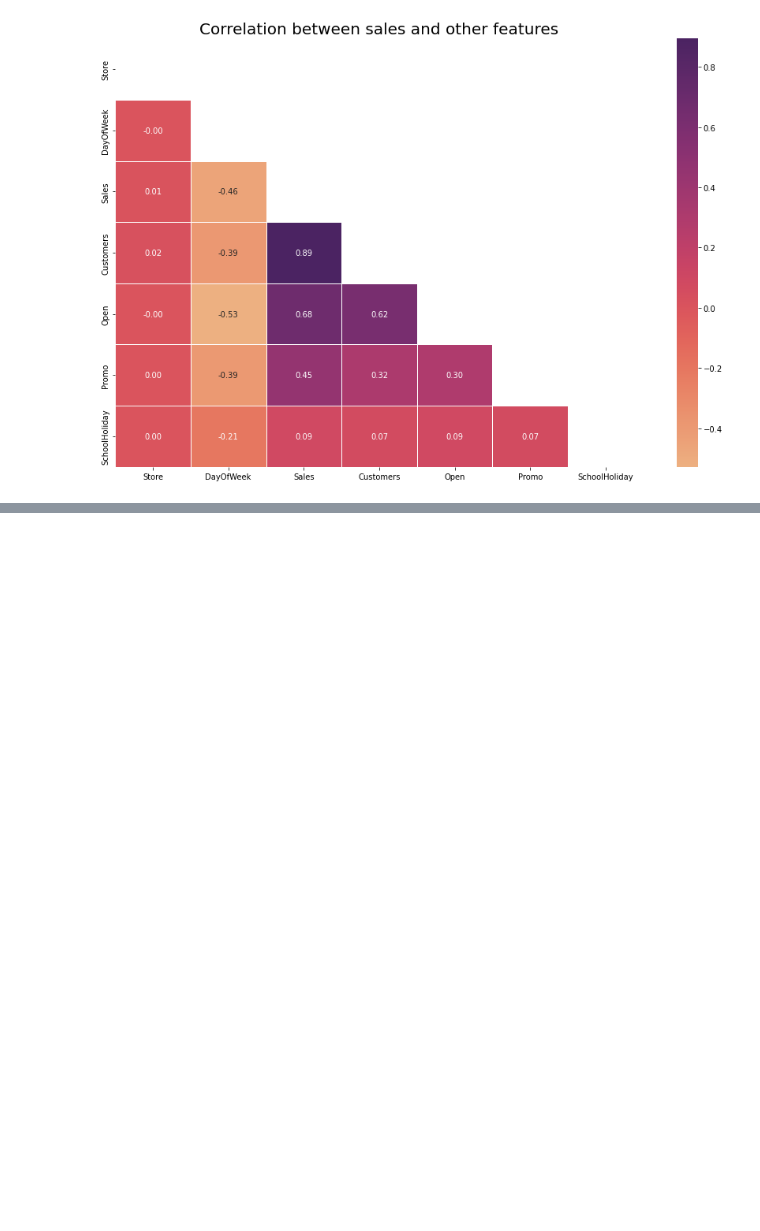
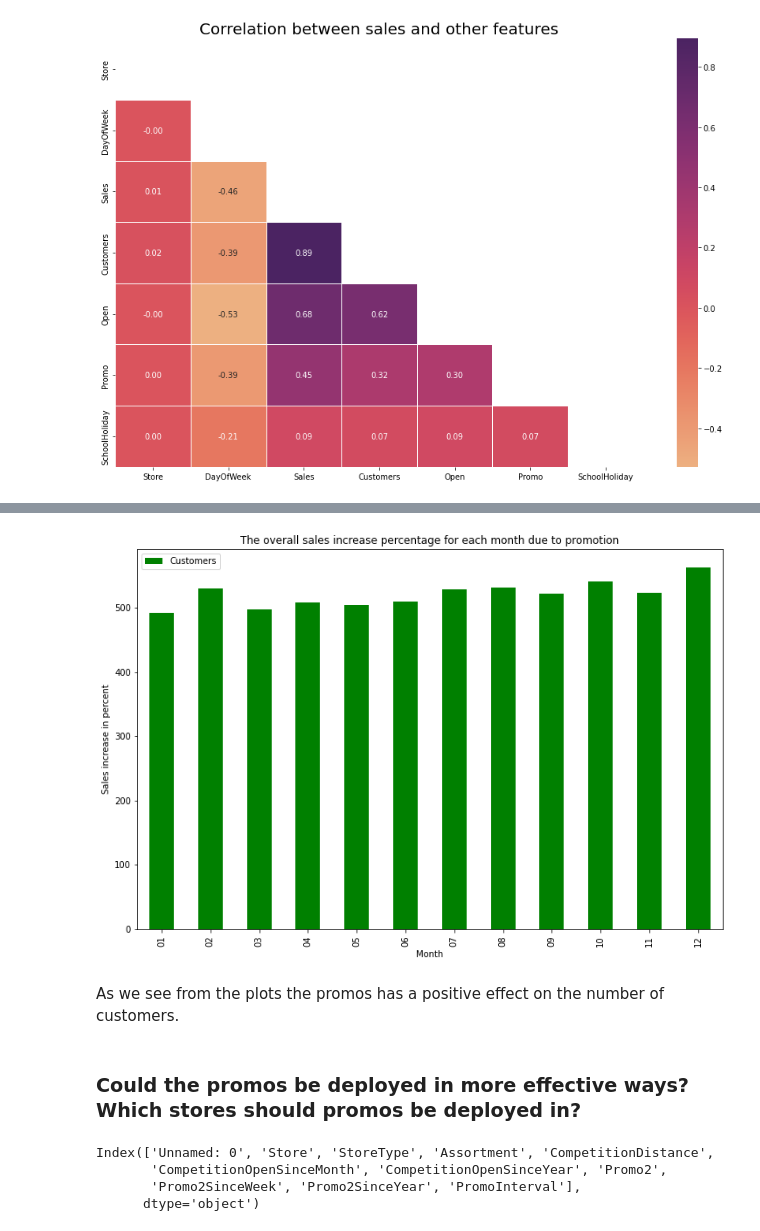
Before and after one commit to Haylemicheal/Pharmaceutical-Sales-Prediction, a Jupyter notebook: notebooks/EDA.ipynb, the cells around one changed output, grey strips where cells are left out. Drawn from its saved outputs; the diff is of its cells as text; code cells hidden in the pictures; blank space fills up the shorter version.

```diff
--- a/notebooks/EDA.ipynb
+++ b/notebooks/EDA.ipynb
@@ -127,0 +169,19 @@ Text(0.5, 1.0, 'Correlation between sales and other features')
+# %%
+ax = customers_without_promo.plot(kind="bar",color='green',figsize=(12,8))
+ax.set_title("The overall sales increase percentage for each month due to promotion")
+ax.set_xlabel("Month")
+ax.set_ylabel("Sales increase in percent")
+pyplot.show()
+# %% [output]
+[figure, added]
+# %% [markdown]
+As we see from the plots the promos has a positive effect on the number of customers.
+# %% [markdown]
+### Could the promos be deployed in more effective ways? Which stores should promos be deployed in?
+# %%
+df_store.columns
+# %% [output]
+Index(['Unnamed: 0', 'Store', 'StoreType', 'Assortment', 'CompetitionDistance',
+       'CompetitionOpenSinceMonth', 'CompetitionOpenSinceYear', 'Promo2',
+       'Promo2SinceWeek', 'Promo2SinceYear', 'PromoInterval'],
+      dtype='object')
```
Also changed, not shown: parts of 20 cells of this notebook.
